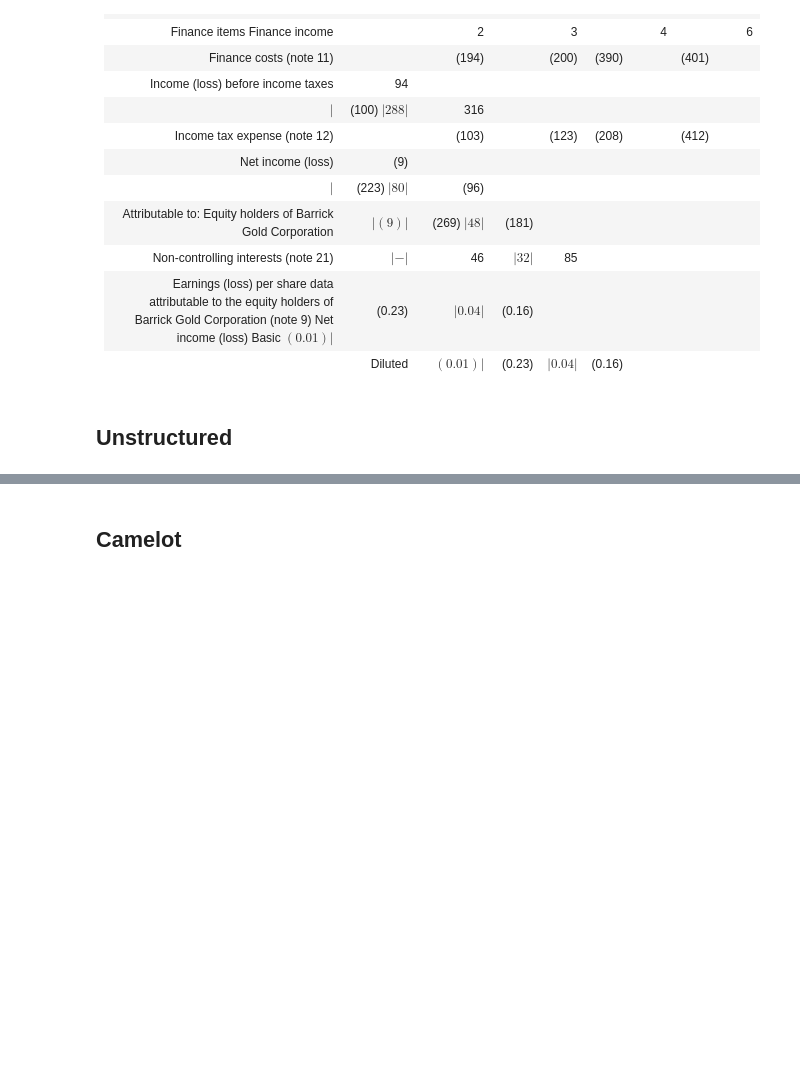
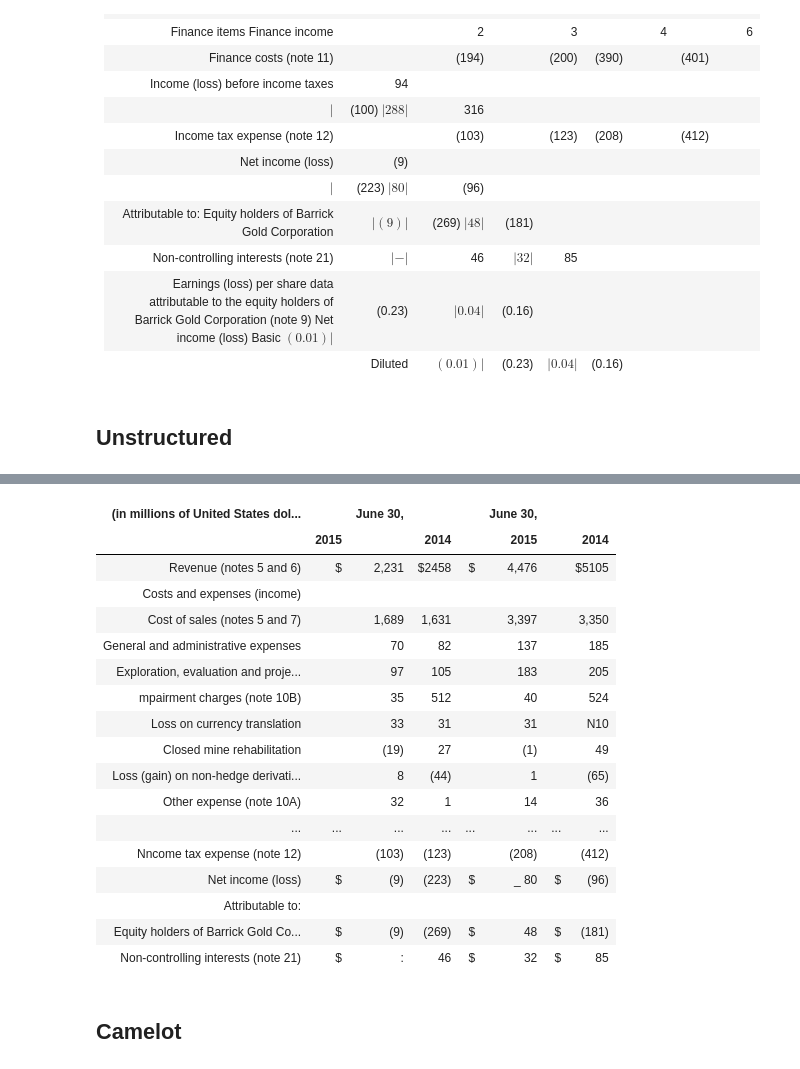
Before and after one commit to JamesSullivan/pdfparser_comparison, a Jupyter notebook: test.ipynb, the cells around one changed output, grey strips where cells are left out. Saved outputs shown, nothing was run; the diff lists cells and outputs as text; code cells hidden in the pictures; blank space fills up the shorter version.

```diff
--- a/test.ipynb
+++ b/test.ipynb
@@ -275,0 +263,10 @@ FINANCIAL STATEMENTS (UNAUDITED)
+# %%
+from unstructured.partition.auto import partition
+elements = partition(pdf_file,
+    skip_infer_table_types=[],
+    pdf_infer_table_structure=True,
+    strategy="hi_res")
+tables = [el for el in elements if el.category == "Table"]
+print(f"Lenght of tables: {len(tables)}")
+print(tables[0].text)
+print(tables[0].metadata.text_as_html)
@@ -276,3 +278,27 @@ FINANCIAL STATEMENTS (UNAUDITED)
+# %%
+from IPython.core.display import HTML
+
+table_html = tables[0].metadata.text_as_html
+HTML(table_html)
+# %% [output]
+| (in millions of United States dol... |  | June 30, |  |  | June 30, |  |  |
+|  | 2015 |  | 2014 |  | 2015 |  | 2014 |
+| Revenue (notes 5 and 6) | $ | 2,231 | $2458 | $ | 4,476 |  | $5105 |
+| Costs and expenses (income) |  |  |  |  |  |  |  |
+| Cost of sales (notes 5 and 7) |  | 1,689 | 1,631 |  | 3,397 |  | 3,350 |
+| General and administrative expenses |  | 70 | 82 |  | 137 |  | 185 |
+| Exploration, evaluation and proje... |  | 97 | 105 |  | 183 |  | 205 |
+| mpairment charges (note 10B) |  | 35 | 512 |  | 40 |  | 524 |
+| Loss on currency translation |  | 33 | 31 |  | 31 |  | N10 |
+| Closed mine rehabilitation |  | (19) | 27 |  | (1) |  | 49 |
+| Loss (gain) on non-hedge derivati... |  | 8 | (44) |  | 1 |  | (65) |
+| Other expense (note 10A) |  | 32 | 1 |  | 14 |  | 36 |
+| ... | ... | ... | ... | ... | ... | ... | ... |
+| Nncome tax expense (note 12) |  | (103) | (123) |  | (208) |  | (412) |
+| Net income (loss) | $ | (9) | (223) | $ | _ 80 | $ | (96) |
+| Attributable to: |  |  |  |  |  |  |  |
+| Equity holders of Barrick Gold Co... | $ | (9) | (269) | $ | 48 | $ | (181) |
+| Non-controlling interests (note 21) | $ | : | 46 | $ | 32 | $ | 85 |
 # %% [markdown]
 ## Camelot
 # %%
```
Also changed, not shown: parts of 8 cells of this notebook, 2 other files.
